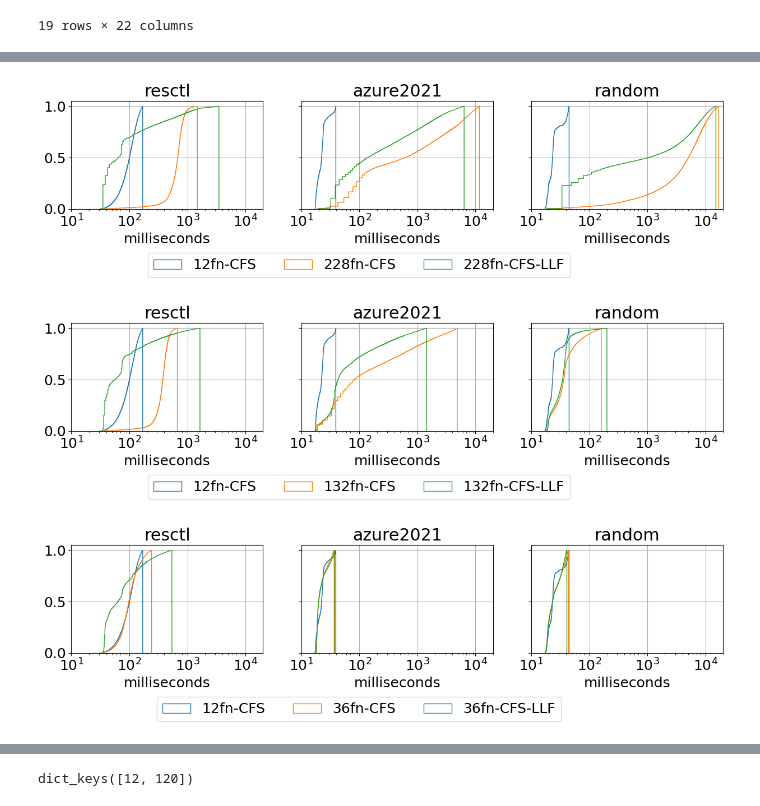
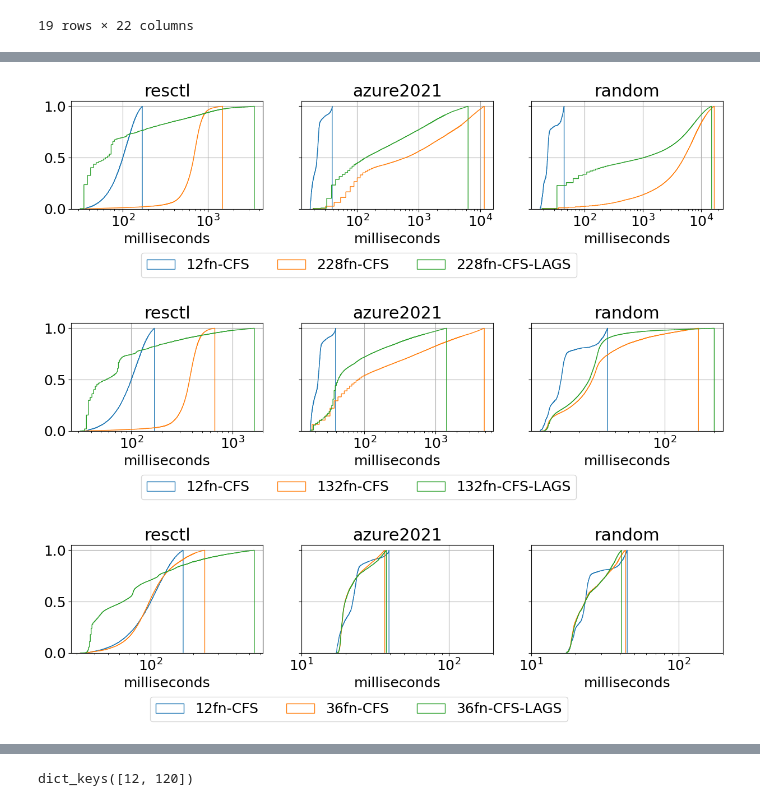
Before and after one commit to isstaif/CFS-LLF_main, a Jupyter notebook: notebooks/Host efficiency (results).ipynb, the cells around one changed output, grey strips where cells are left out. Saved outputs shown, nothing was run; the diff lists cells and outputs as text; code cells hidden in the pictures.

Commit message:
minor updates to figures

```diff
--- a/notebooks/Host efficiency (results).ipynb
+++ b/notebooks/Host efficiency (results).ipynb
@@ -586,7 +581,7 @@ def visualise_latency_cdf(results_cfs, results_llf, fig, ax,workload,func_count)
             df = dfs_llf[index]
             df[df<df.quantile(quantile)].hist(cumulative=True, density=1, bins=1000,
                                               histtype='step',
-                                              label=f'{count}fn-CFS-LLF',ax=ax)
+                                              label=f'{count}fn-CFS-LAGS',ax=ax)
 
 
             ax.set_title(workload,)
@@ -601,46 +596,50 @@ visualise_latency_cdf(results_randomclean_cfs, results_randomclean_llf,fig,ax[2]
 ax[0].legend(loc='lower center', bbox_to_anchor=(1.5, -0.7),ncol=3)
 for a in ax:
     a.set_xscale('log')
-    a.set_xlim(10,20000)
-# fig.savefig('/local/scratch/sosp25/figures/solution-cdf-228funcs-anon.pdf', bbox_inches="tight")
+    # a.set_xlim(10,20000)
+fig.savefig('./figures/solution-cdf-228funcs.pdf', bbox_inches="tight")
 
 plt.show()
 
 fig, ax = plt.subplots(1,3,figsize=(15,2.5),sharey=True)
 
 visualise_latency_cdf(results_notraceclean_cfs, results_notraceclean_llf,fig,ax[0],'resctl',132)
 visualise_latency_cdf(results_azure2021clean_cfs, results_azure2021clean_llf,fig,ax[1],"azure2021",132)
 visualise_latency_cdf(results_randomclean_cfs, results_randomclean_llf,fig,ax[2],"random",132)
 
 ax[0].legend(loc='lower center', bbox_to_anchor=(1.5, -0.7),ncol=3)
 for a in ax:
     a.set_xscale('log')
-    a.set_xlim(10,20000)
-# fig.savefig('/local/scratch/sosp25/figures/solution-cdf-132funcs-anon.pdf', bbox_inches="tight")
+    # a.set_xlim(10,20000)
+fig.savefig('./figures/solution-cdf-132funcs.pdf', bbox_inches="tight")
 
 
 fig, ax = plt.subplots(1,3,figsize=(15,2.5),sharey=True)
 
 visualise_latency_cdf(results_notraceclean_cfs, results_notraceclean_llf,fig,ax[0],'resctl',36)
 visualise_latency_cdf(results_azure2021clean_cfs, results_azure2021clean_llf,fig,ax[1],"azure2021",36)
 visualise_latency_cdf(results_randomclean_cfs, results_randomclean_llf,fig,ax[2],"random",36)
 
 ax[0].legend(loc='lower center', bbox_to_anchor=(1.5, -0.7),ncol=3)
 
-for a in ax:
+for a in ax[:1]:
     a.set_xscale('log')
-    a.set_xlim(10,20000)
+    # a.set_xlim(10,100)
+
+for a in ax[1:]:
+    a.set_xscale('log')
+    a.set_xlim(10,200)
 
 
 
-# fig.savefig('/local/scratch/sosp25/figures/solution-cdf-36funcs-anon.pdf', bbox_inches="tight")
+fig.savefig('./figures/solution-cdf-36funcs.pdf', bbox_inches="tight")
 
 
 #
 # %% [output]
-[figure, old version]
+[figure, new version]
-[figure, old version]
+[figure, new version]
-[figure, old version]
+[figure, new version]
 # %%
 pickled = !ls pickled
 pickled_data = {}
```
Also changed, not shown: parts of 6 cells of this notebook, 8 other files.
